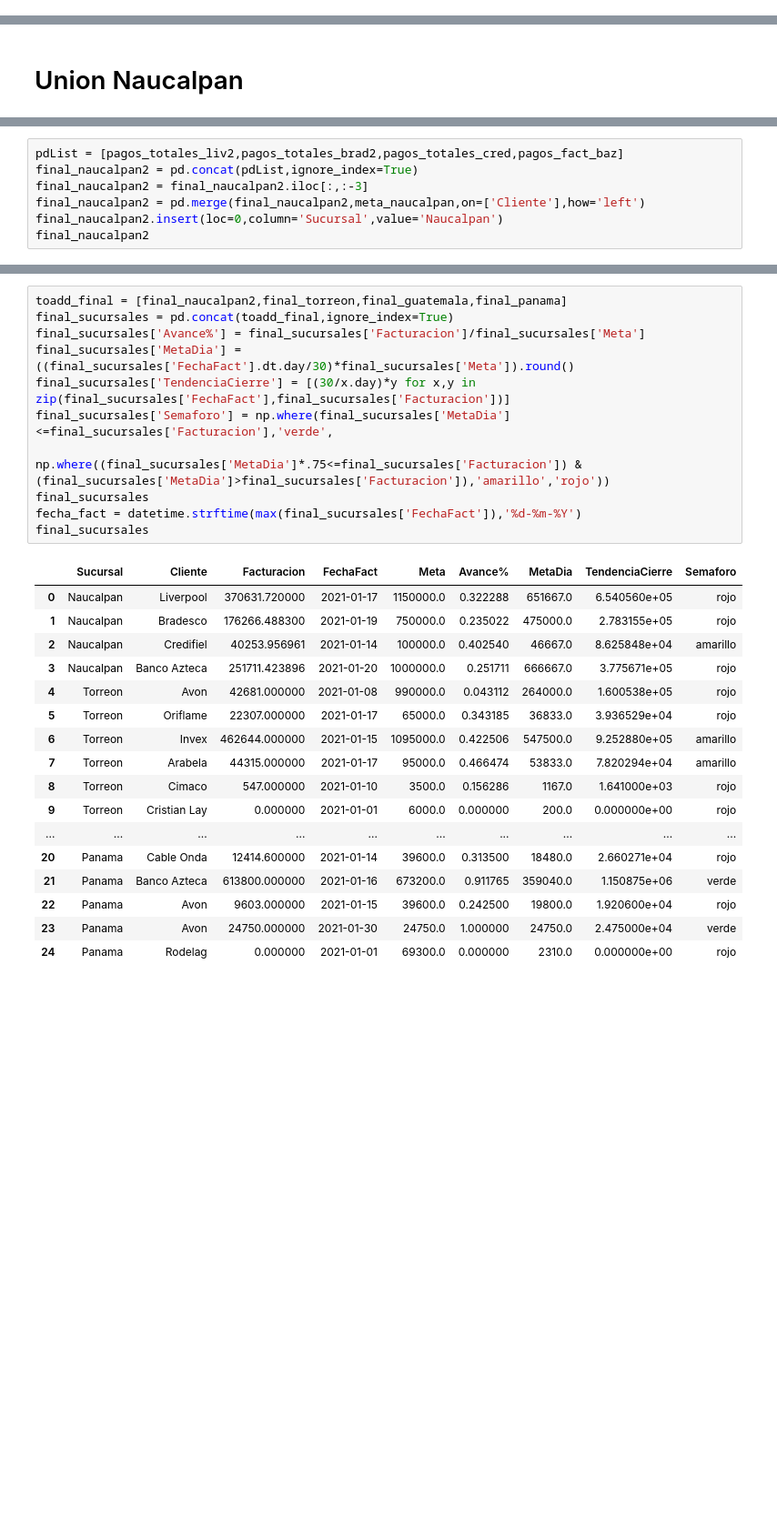
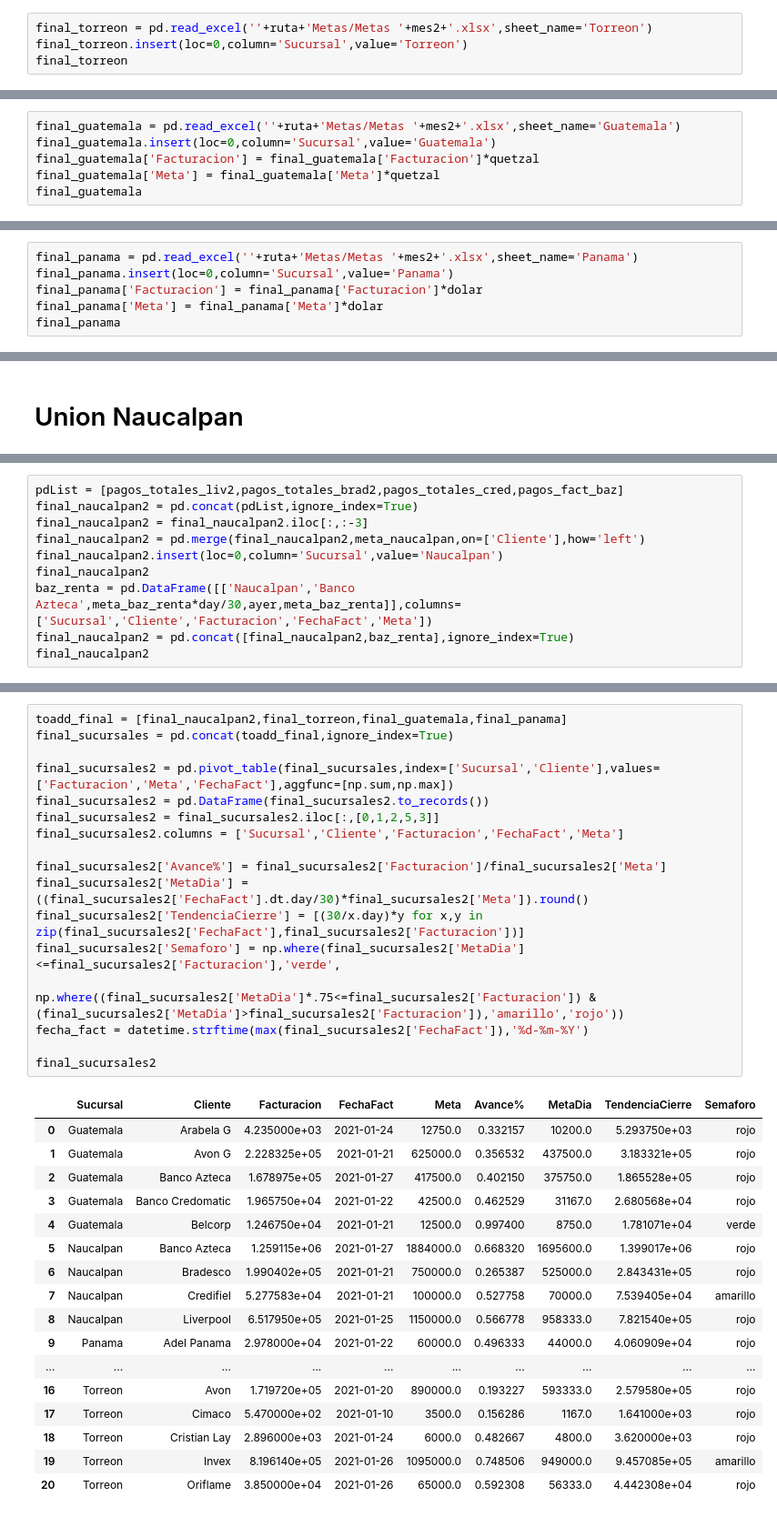
Before and after one commit to ericklopz1097/Profesionales-en-Recuperacion, a Jupyter notebook: ReporteFInalAvanceSucursales.ipynb, the cells around one changed output, grey strips where cells are left out. Shown at 91% size. Drawn from its saved outputs; the diff is of its cells as text; blank space fills up the shorter version.

```diff
--- a/ReporteFInalAvanceSucursales.ipynb
+++ b/ReporteFInalAvanceSucursales.ipynb
@@ -848,0 +883,4 @@ final_torreon
+# %%
+final_torreon = pd.read_excel(''+ruta+'Metas/Metas '+mes2+'.xlsx',sheet_name='Torreon')
+final_torreon.insert(loc=0,column='Sucursal',value='Torreon')
+final_torreon
@@ -867,0 +897,6 @@ final_guatemala
+# %%
+final_guatemala = pd.read_excel(''+ruta+'Metas/Metas '+mes2+'.xlsx',sheet_name='Guatemala')
+final_guatemala.insert(loc=0,column='Sucursal',value='Guatemala')
+final_guatemala['Facturacion'] = final_guatemala['Facturacion']*quetzal
+final_guatemala['Meta'] = final_guatemala['Meta']*quetzal
+final_guatemala
@@ -889,0 +913,6 @@ final_panama
+# %%
+final_panama = pd.read_excel(''+ruta+'Metas/Metas '+mes2+'.xlsx',sheet_name='Panama')
+final_panama.insert(loc=0,column='Sucursal',value='Panama')
+final_panama['Facturacion'] = final_panama['Facturacion']*dolar
+final_panama['Meta'] = final_panama['Meta']*dolar
+final_panama
@@ -997,5 +1036,8 @@ final_naucalpan2 = final_naucalpan2.iloc[:,:-3]
 final_naucalpan2 = pd.merge(final_naucalpan2,meta_naucalpan,on=['Cliente'],how='left')
 final_naucalpan2.insert(loc=0,column='Sucursal',value='Naucalpan')
 final_naucalpan2
+baz_renta = pd.DataFrame([['Naucalpan','Banco Azteca',meta_baz_renta*day/30,ayer,meta_baz_renta]],columns=['Sucursal','Cliente','Facturacion','FechaFact','Meta'])
+final_naucalpan2 = pd.concat([final_naucalpan2,baz_renta],ignore_index=True)
+final_naucalpan2
 # %% [output]
 |  | Sucursal | Cliente | Facturacion | FechaFact | Meta |
@@ -1006,30 +1049,36 @@ final_naucalpan2
 # %%
 toadd_final = [final_naucalpan2,final_torreon,final_guatemala,final_panama]
 final_sucursales = pd.concat(toadd_final,ignore_index=True)
-final_sucursales['Avance%'] = final_sucursales['Facturacion']/final_sucursales['Meta']
-final_sucursales['MetaDia'] = ((final_sucursales['FechaFact'].dt.day/30)*final_sucursales['Meta']).round()
-final_sucursales['TendenciaCierre'] = [(30/x.day)*y for x,y in zip(final_sucursales['FechaFact'],final_sucursales['Facturacion'])]
-final_sucursales['Semaforo'] = np.where(final_sucursales['MetaDia']<=final_sucursales['Facturacion'],'verde',
-                                    np.where((final_sucursales['MetaDia']*.75<=final_sucursales['Facturacion']) &                                                                                    (final_sucursales['MetaDia']>final_sucursales['Facturacion']),'amarillo','rojo'))
-final_sucursales
-fecha_fact = datetime.strftime(max(final_sucursales['FechaFact']),'%d-%m-%Y')
-final_sucursales
+
+final_sucursales2 = pd.pivot_table(final_sucursales,index=['Sucursal','Cliente'],values=['Facturacion','Meta','FechaFact'],aggfunc=[np.sum,np.max])
+final_sucursales2 = pd.DataFrame(final_sucursales2.to_records())
+final_sucursales2 = final_sucursales2.iloc[:,[0,1,2,5,3]]
+final_sucursales2.columns = ['Sucursal','Cliente','Facturacion','FechaFact','Meta']
+
+final_sucursales2['Avance%'] = final_sucursales2['Facturacion']/final_sucursales2['Meta']
+final_sucursales2['MetaDia'] = ((final_sucursales2['FechaFact'].dt.day/30)*final_sucursales2['Meta']).round()
+final_sucursales2['TendenciaCierre'] = [(30/x.day)*y for x,y in zip(final_sucursales2['FechaFact'],final_sucursales2['Facturacion'])]
+final_sucursales2['Semaforo'] = np.where(final_sucursales2['MetaDia']<=final_sucursales2['Facturacion'],'verde',
+                                np.where((final_sucursales2['MetaDia']*.75<=final_sucursales2['Facturacion']) &                                       (final_sucursales2['MetaDia']>final_sucursales2['Facturacion']),'amarillo','rojo'))
+fecha_fact = datetime.strftime(max(final_sucursales2['FechaFact']),'%d-%m-%Y')
+
+final_sucursales2
 # %% [output]
 |  | Sucursal | Cliente | Facturacion | FechaFact | Meta | Avance% | MetaDia | TendenciaCierre | Semaforo |
-| 0 | Naucalpan | Liverpool | 370631.720000 | 2021-01-17 | 1150000.0 | 0.322288 | 651667.0 | 6.540560e+05 | rojo |
-| 1 | Naucalpan | Bradesco | 176266.488300 | 2021-01-19 | 750000.0 | 0.235022 | 475000.0 | 2.783155e+05 | rojo |
-| 2 | Naucalpan | Credifiel | 40253.956961 | 2021-01-14 | 100000.0 | 0.402540 | 46667.0 | 8.625848e+04 | amarillo |
-| 3 | Naucalpan | Banco Azteca | 251711.423896 | 2021-01-20 | 1000000.0 | 0.251711 | 666667.0 | 3.775671e+05 | rojo |
-| 4 | Torreon | Avon | 42681.000000 | 2021-01-08 | 990000.0 | 0.043112 | 264000.0 | 1.600538e+05 | rojo |
-| 5 | Torreon | Oriflame | 22307.000000 | 2021-01-17 | 65000.0 | 0.343185 | 36833.0 | 3.936529e+04 | rojo |
-| 6 | Torreon | Invex | 462644.000000 | 2021-01-15 | 1095000.0 | 0.422506 | 547500.0 | 9.252880e+05 | amarillo |
-| 7 | Torreon | Arabela | 44315.000000 | 2021-01-17 | 95000.0 | 0.466474 | 53833.0 | 7.820294e+04 | amarillo |
-| 8 | Torreon | Cimaco | 547.000000 | 2021-01-10 | 3500.0 | 0.156286 | 1167.0 | 1.641000e+03 | rojo |
-| 9 | Torreon | Cristian Lay | 0.000000 | 2021-01-01 | 6000.0 | 0.000000 | 200.0 | 0.000000e+00 | rojo |
+| 0 | Guatemala | Arabela G | 4.235000e+03 | 2021-01-24 | 12750.0 | 0.332157 | 10200.0 | 5.293750e+03 | rojo |
+| 1 | Guatemala | Avon G | 2.228325e+05 | 2021-01-21 | 625000.0 | 0.356532 | 437500.0 | 3.183321e+05 | rojo |
+| 2 | Guatemala | Banco Azteca | 1.678975e+05 | 2021-01-27 | 417500.0 | 0.402150 | 375750.0 | 1.865528e+05 | rojo |
+| 3 | Guatemala | Banco Credomatic | 1.965750e+04 | 2021-01-22 | 42500.0 | 0.462529 | 31167.0 | 2.680568e+04 | rojo |
+| 4 | Guatemala | Belcorp | 1.246750e+04 | 2021-01-21 | 12500.0 | 0.997400 | 8750.0 | 1.781071e+04 | verde |
+| 5 | Naucalpan | Banco Azteca | 1.259115e+06 | 2021-01-27 | 1884000.0 | 0.668320 | 1695600.0 | 1.399017e+06 | rojo |
+| 6 | Naucalpan | Bradesco | 1.990402e+05 | 2021-01-21 | 750000.0 | 0.265387 | 525000.0 | 2.843431e+05 | rojo |
+| 7 | Naucalpan | Credifiel | 5.277583e+04 | 2021-01-21 | 100000.0 | 0.527758 | 70000.0 | 7.539405e+04 | amarillo |
+| 8 | Naucalpan | Liverpool | 6.517950e+05 | 2021-01-25 | 1150000.0 | 0.566778 | 958333.0 | 7.821540e+05 | rojo |
+| 9 | Panama | Adel Panama | 2.978000e+04 | 2021-01-22 | 60000.0 | 0.496333 | 44000.0 | 4.060909e+04 | rojo |
 | ... | ... | ... | ... | ... | ... | ... | ... | ... | ... |
-| 20 | Panama | Cable Onda | 12414.600000 | 2021-01-14 | 39600.0 | 0.313500 | 18480.0 | 2.660271e+04 | rojo |
-| 21 | Panama | Banco Azteca | 613800.000000 | 2021-01-16 | 673200.0 | 0.911765 | 359040.0 | 1.150875e+06 | verde |
-| 22 | Panama | Avon | 9603.000000 | 2021-01-15 | 39600.0 | 0.242500 | 19800.0 | 1.920600e+04 | rojo |
-| 23 | Panama | Avon | 24750.000000 | 2021-01-30 | 24750.0 | 1.000000 | 24750.0 | 2.475000e+04 | verde |
-| 24 | Panama | Rodelag | 0.000000 | 2021-01-01 | 69300.0 | 0.000000 | 2310.0 | 0.000000e+00 | rojo |
+| 16 | Torreon | Avon | 1.719720e+05 | 2021-01-20 | 890000.0 | 0.193227 | 593333.0 | 2.579580e+05 | rojo |
+| 17 | Torreon | Cimaco | 5.470000e+02 | 2021-01-10 | 3500.0 | 0.156286 | 1167.0 | 1.641000e+03 | rojo |
+| 18 | Torreon | Cristian Lay | 2.896000e+03 | 2021-01-24 | 6000.0 | 0.482667 | 4800.0 | 3.620000e+03 | rojo |
+| 19 | Torreon | Invex | 8.196140e+05 | 2021-01-26 | 1095000.0 | 0.748506 | 949000.0 | 9.457085e+05 | amarillo |
+| 20 | Torreon | Oriflame | 3.850000e+04 | 2021-01-26 | 65000.0 | 0.592308 | 56333.0 | 4.442308e+04 | rojo |
 # %%
```
Also changed, not shown: parts of 49 cells of this notebook, 9 other files.
